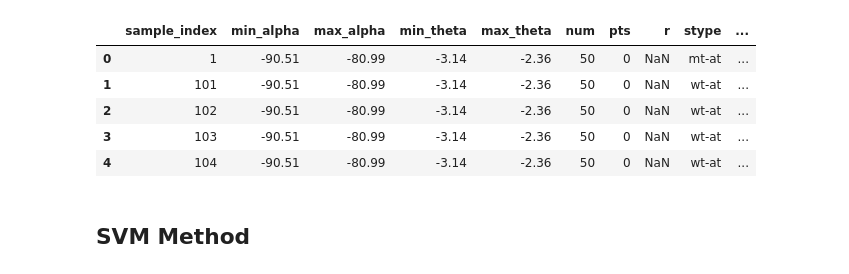
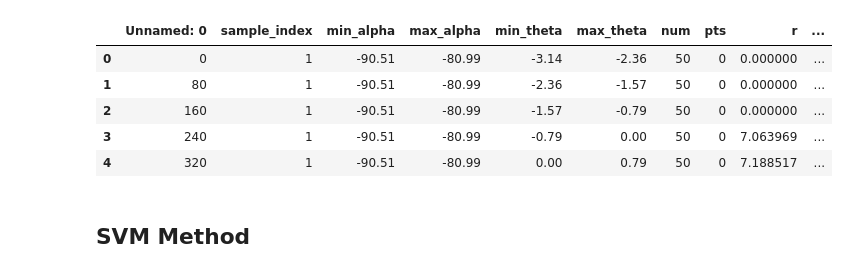
Before and after one commit to liwencong1995/SDS-Capstone-Zebrafish, a Jupyter notebook: svm.ipynb, the cells around one changed output. Drawn from its saved outputs; the diff is of its cells as text; code cells hidden in the pictures.

Commit message:
update script to run 4 samples

```diff
--- a/svm.ipynb
+++ b/svm.ipynb
@@ -28,12 +28,12 @@ def plot_svc(svc, X, y, h=0.02, pad=0.25):
     plt.ylabel('X2')
     plt.show()
 # %%
-landmarks = pd.read_csv('./data/landmark_AT_w_index.csv')
+landmarks = pd.read_csv('./data/landmark_AT_filled_w_median.csv')
 landmarks.head()
 # %% [output]
-|  | sample_index | min_alpha | max_alpha | min_theta | max_theta | num | pts | r | stype | ... |
-| 0 | 1 | -90.51 | -80.99 | -3.14 | -2.36 | 50 | 0 | NaN | mt-at | ... |
-| 1 | 101 | -90.51 | -80.99 | -3.14 | -2.36 | 50 | 0 | NaN | wt-at | ... |
-| 2 | 102 | -90.51 | -80.99 | -3.14 | -2.36 | 50 | 0 | NaN | wt-at | ... |
-| 3 | 103 | -90.51 | -80.99 | -3.14 | -2.36 | 50 | 0 | NaN | wt-at | ... |
-| 4 | 104 | -90.51 | -80.99 | -3.14 | -2.36 | 50 | 0 | NaN | wt-at | ... |
+|  | Unnamed: 0 | sample_index | min_alpha | max_alpha | min_theta | max_theta | num | pts | r | ... |
+| 0 | 0 | 1 | -90.51 | -80.99 | -3.14 | -2.36 | 50 | 0 | 0.000000 | ... |
+| 1 | 80 | 1 | -90.51 | -80.99 | -2.36 | -1.57 | 50 | 0 | 0.000000 | ... |
+| 2 | 160 | 1 | -90.51 | -80.99 | -1.57 | -0.79 | 50 | 0 | 0.000000 | ... |
+| 3 | 240 | 1 | -90.51 | -80.99 | -0.79 | 0.00 | 50 | 0 | 7.063969 | ... |
+| 4 | 320 | 1 | -90.51 | -80.99 | 0.00 | 0.79 | 50 | 0 | 7.188517 | ... |
```
Also changed, not shown: parts of 6 cells of this notebook, 3 other files.
